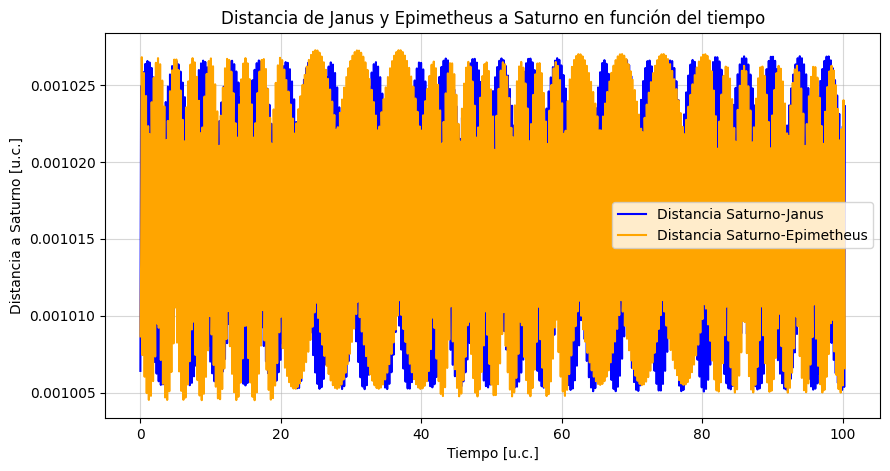
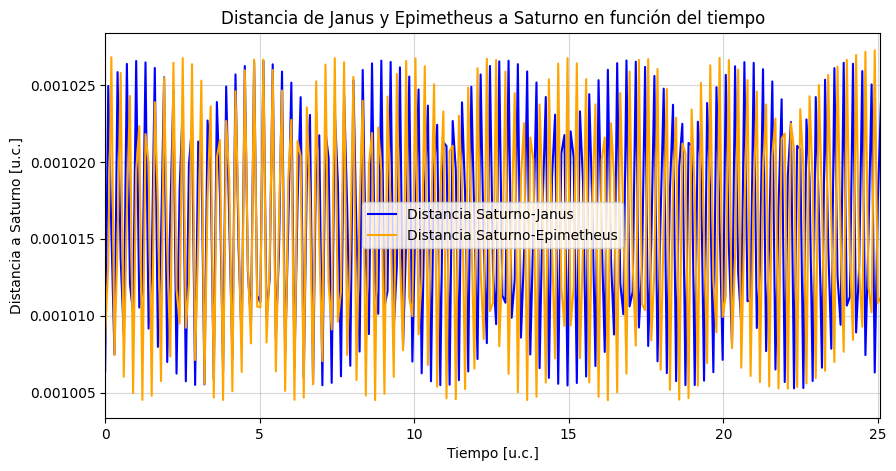
The change to this notebook cell's code, shown as a diff; its figure went from the first image to the second:
--- before
+++ after
@@ -8,4 +8,7 @@
 ax.plot(ts, d_epimetheus, label='Distancia Saturno-Epimetheus', color='orange')
 
+# Limit plotting range to the first 4 years in canonical units
+ax.set_xlim(0, four_years_in_canon)
+
 ax.set_xlabel('Tiempo [u.c.]')
 ax.set_ylabel('Distancia a Saturno [u.c.]')

Commit: changes